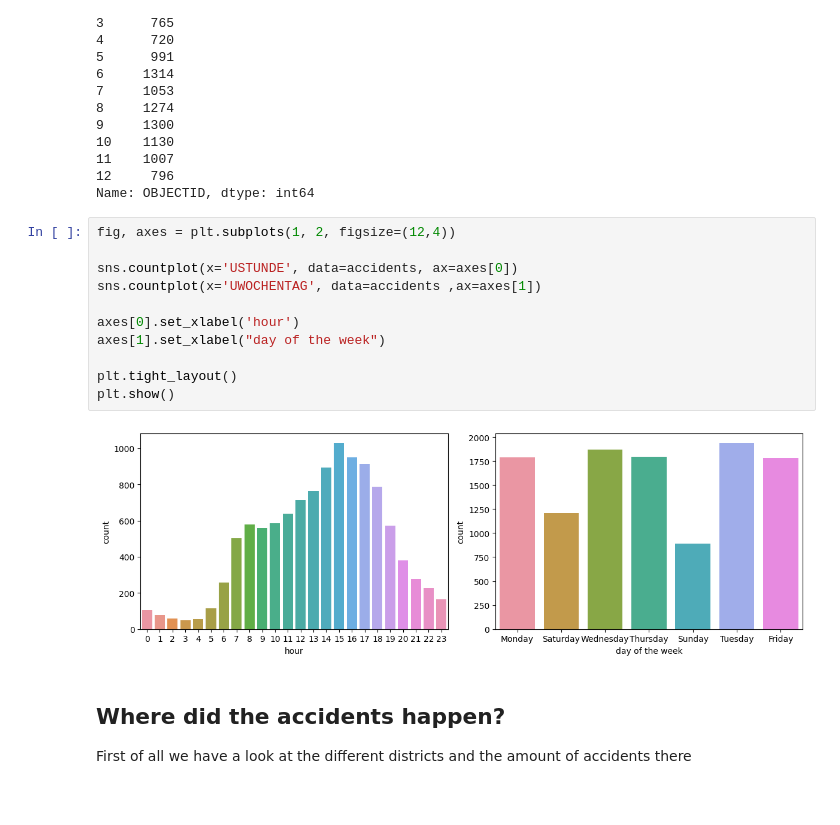
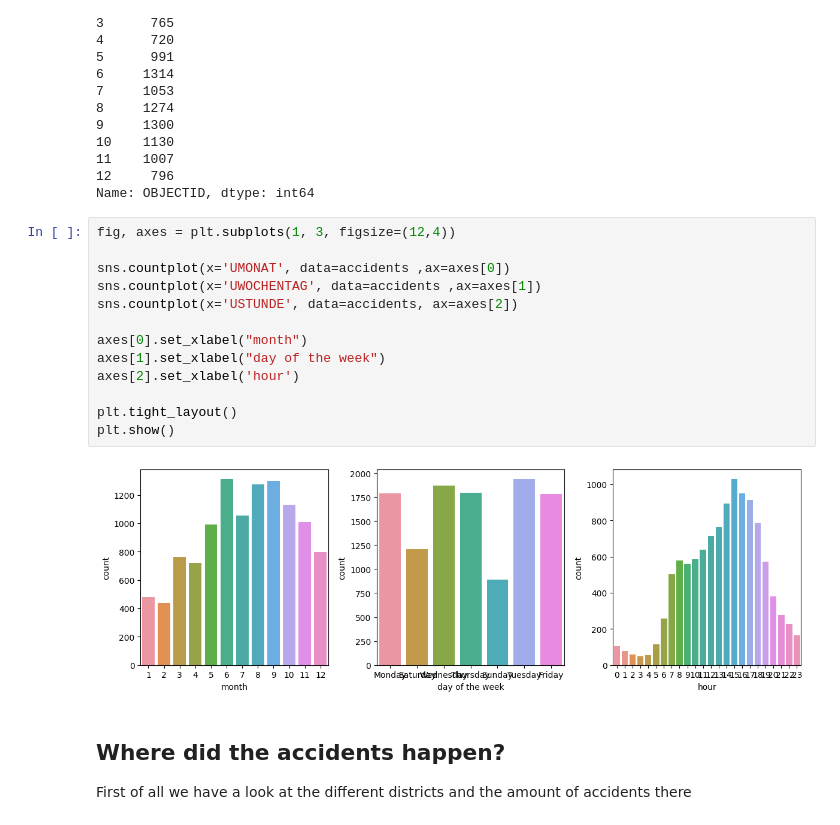
Before and after one commit to helenakohl/2023-amse-template, a Jupyter notebook: project/report.ipynb, the cells around one changed output. Cells and saved outputs as stored; diff of their text form.

```diff
--- a/project/report.ipynb
+++ b/project/report.ipynb
@@ -109,18 +109,20 @@ UMONAT
 12     796
 Name: OBJECTID, dtype: int64
 # %%
-fig, axes = plt.subplots(1, 2, figsize=(12,4))
+fig, axes = plt.subplots(1, 3, figsize=(12,4))
 
-sns.countplot(x='USTUNDE', data=accidents, ax=axes[0])
+sns.countplot(x='UMONAT', data=accidents ,ax=axes[0])
 sns.countplot(x='UWOCHENTAG', data=accidents ,ax=axes[1])
+sns.countplot(x='USTUNDE', data=accidents, ax=axes[2])
 
-axes[0].set_xlabel('hour')
+axes[0].set_xlabel("month")
 axes[1].set_xlabel("day of the week")
+axes[2].set_xlabel('hour')
 
 plt.tight_layout()
 plt.show()
 # %% [output]
-[figure, old version]
+[figure, new version]
 # %% [markdown]
 ## Where did the accidents happen?
 First of all we have a look at the different districts and the amount of accidents there
```
Also changed, not shown: parts of 11 cells of this notebook.
